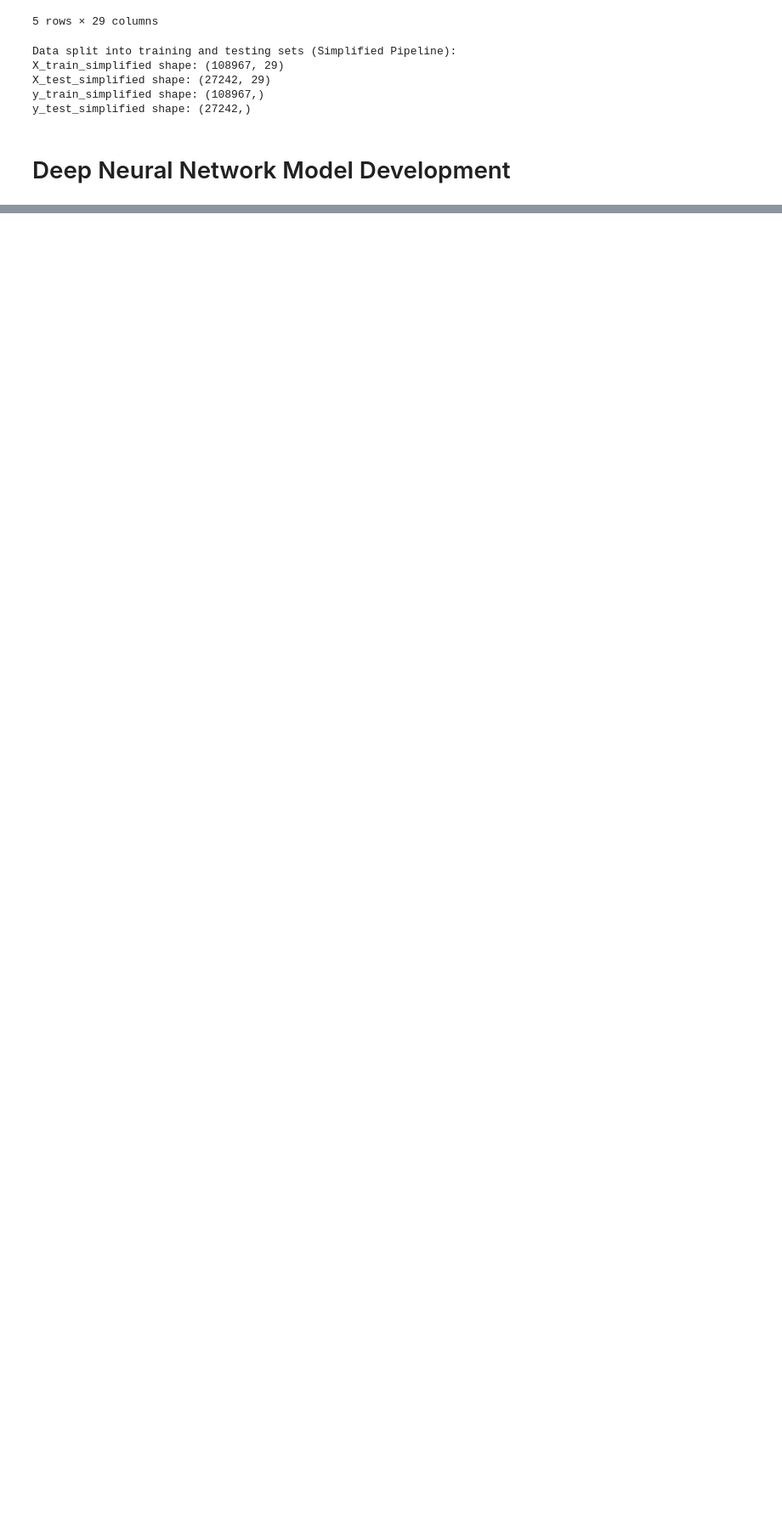
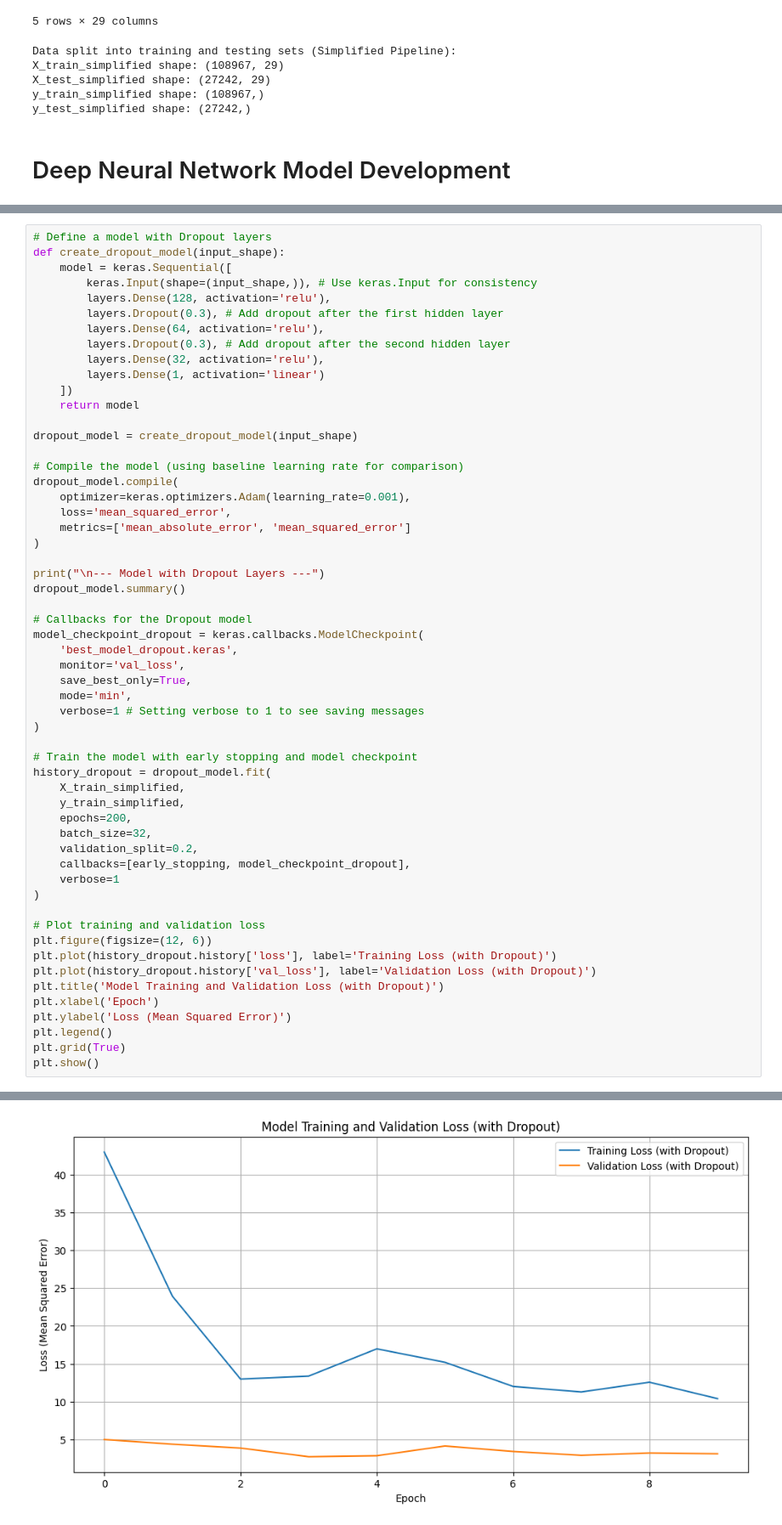
Before and after one commit to Aravindr017/Asteroid-Diameter-Prediction, a Jupyter notebook: Model/Asteriod.ipynb, the cells around one changed output, grey strips where cells are left out. Shown at 85% size. Cells and saved outputs as stored; diff of their text form; blank space fills up the shorter version.

```diff
--- a/Model/Asteriod.ipynb
+++ b/Model/Asteriod.ipynb
@@ -387,0 +597,57 @@ y_test_simplified shape: (27242,)
+# %%
+# Define a model with Dropout layers
+def create_dropout_model(input_shape):
+    model = keras.Sequential([
+        keras.Input(shape=(input_shape,)), # Use keras.Input for consistency
+        layers.Dense(128, activation='relu'),
+        layers.Dropout(0.3), # Add dropout after the first hidden layer
+        layers.Dense(64, activation='relu'),
+        layers.Dropout(0.3), # Add dropout after the second hidden layer
+        layers.Dense(32, activation='relu'),
+        layers.Dense(1, activation='linear')
+    ])
+    return model
+
+dropout_model = create_dropout_model(input_shape)
+
+# Compile the model (using baseline learning rate for comparison)
+dropout_model.compile(
+    optimizer=keras.optimizers.Adam(learning_rate=0.001),
+    loss='mean_squared_error',
+    metrics=['mean_absolute_error', 'mean_squared_error']
+)
+
+print("\n--- Model with Dropout Layers ---")
+dropout_model.summary()
+
+# Callbacks for the Dropout model
+model_checkpoint_dropout = keras.callbacks.ModelCheckpoint(
+    'best_model_dropout.keras',
+    monitor='val_loss',
+    save_best_only=True,
+    mode='min',
+    verbose=1 # Setting verbose to 1 to see saving messages
+)
+
+# Train the model with early stopping and model checkpoint
+history_dropout = dropout_model.fit(
+    X_train_simplified,
+    y_train_simplified,
+    epochs=200,
+    batch_size=32,
+    validation_split=0.2,
+    callbacks=[early_stopping, model_checkpoint_dropout],
+    verbose=1
+)
+
+# Plot training and validation loss
+plt.figure(figsize=(12, 6))
+plt.plot(history_dropout.history['loss'], label='Training Loss (with Dropout)')
+plt.plot(history_dropout.history['val_loss'], label='Validation Loss (with Dropout)')
+plt.title('Model Training and Validation Loss (with Dropout)')
+plt.xlabel('Epoch')
+plt.ylabel('Loss (Mean Squared Error)')
+plt.legend()
+plt.grid(True)
+plt.show()
+# %% [output]
@@ -387,0 +691 @@ y_test_simplified shape: (27242,)
+[figure, added]
```
Also changed, not shown: parts of 18 cells of this notebook.
